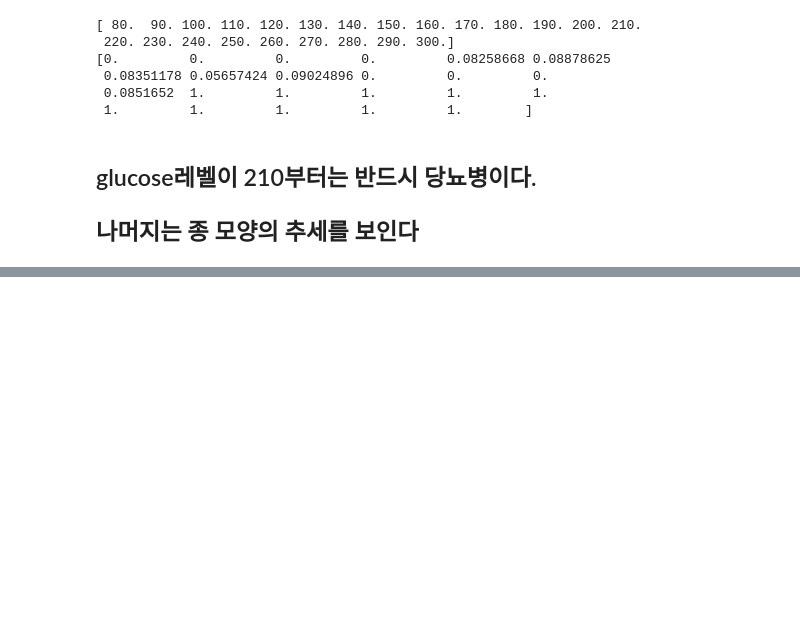
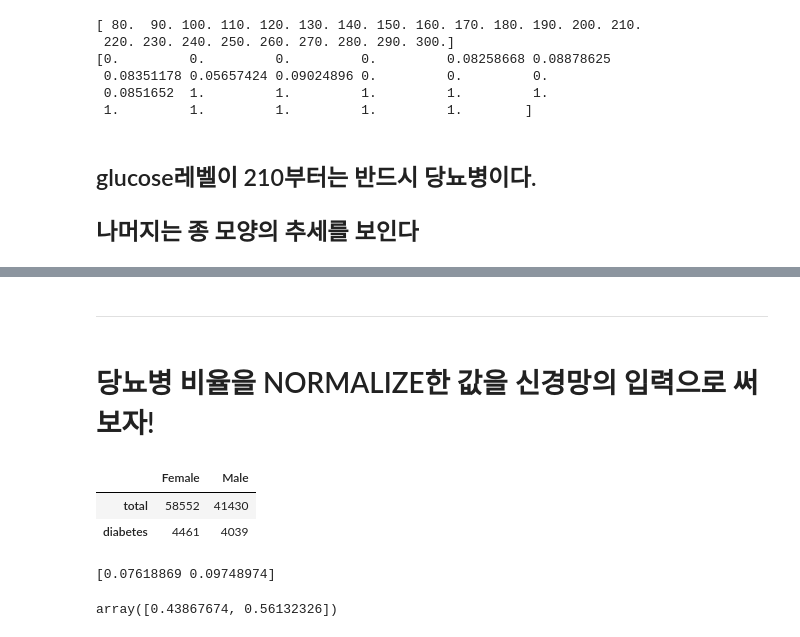
Before and after one commit to Catrubber/diabetes, a Jupyter notebook: python/DataAnalysis.ipynb, the cells around one changed output, grey strips where cells are left out. Saved outputs shown, nothing was run; the diff lists cells and outputs as text; code cells hidden in the pictures; blank space fills up the shorter version.

```diff
--- a/python/DataAnalysis.ipynb
+++ b/python/DataAnalysis.ipynb
@@ -377,0 +380,5 @@ print(y_blood_glucose_level_diabetes/y_blood_glucose_level)
+# %%
+df_gender = df[["gender", "diabetes"]]
+df_gender_diabetes = df_gender[df_gender["diabetes"] == 1]
+
+print(df_gender_diabetes["gender"].value_counts())
@@ -377,0 +392,26 @@ print(y_blood_glucose_level_diabetes/y_blood_glucose_level)
+# %% [markdown]
+----------
+# %% [markdown]
+# 당뇨병 비율을 NORMALIZE한 값을 신경망의 입력으로 써 보자!
+# %%
+# 0인덱스는 female, 1인덱스는 male
+gender_total = [df["gender"].value_counts().loc["Female"], df["gender"].value_counts().loc["Male"]]
+gender_diabetes = [df_gender_diabetes["gender"].value_counts().loc["Female"], df_gender_diabetes["gender"].value_counts().loc["Male"]]
+gender_isdiabetes = pd.DataFrame(data=[gender_total, gender_diabetes], index=["total", "diabetes"], columns=["Female", "Male"])
+gender_isdiabetes
+# %% [output]
+|  | Female | Male |
+| total | 58552 | 41430 |
+| diabetes | 4461 | 4039 |
+# %%
+gender_isdiabetes_np = gender_isdiabetes.to_numpy()
+gender_diabetes_ratio = gender_isdiabetes_np[1]/gender_isdiabetes_np[0]
+
+print(gender_diabetes_ratio)
+
+list1 = [gender_diabetes_ratio[0]/gender_diabetes_ratio.sum(), gender_diabetes_ratio[1]/gender_diabetes_ratio.sum()]
+gender_diabetes_ratio_normalized = np.array(list1)
+gender_diabetes_ratio_normalized
+# %% [output]
+[0.07618869 0.09748974]
+array([0.43867674, 0.56132326])
```
Also changed, not shown: parts of 14 cells of this notebook.
